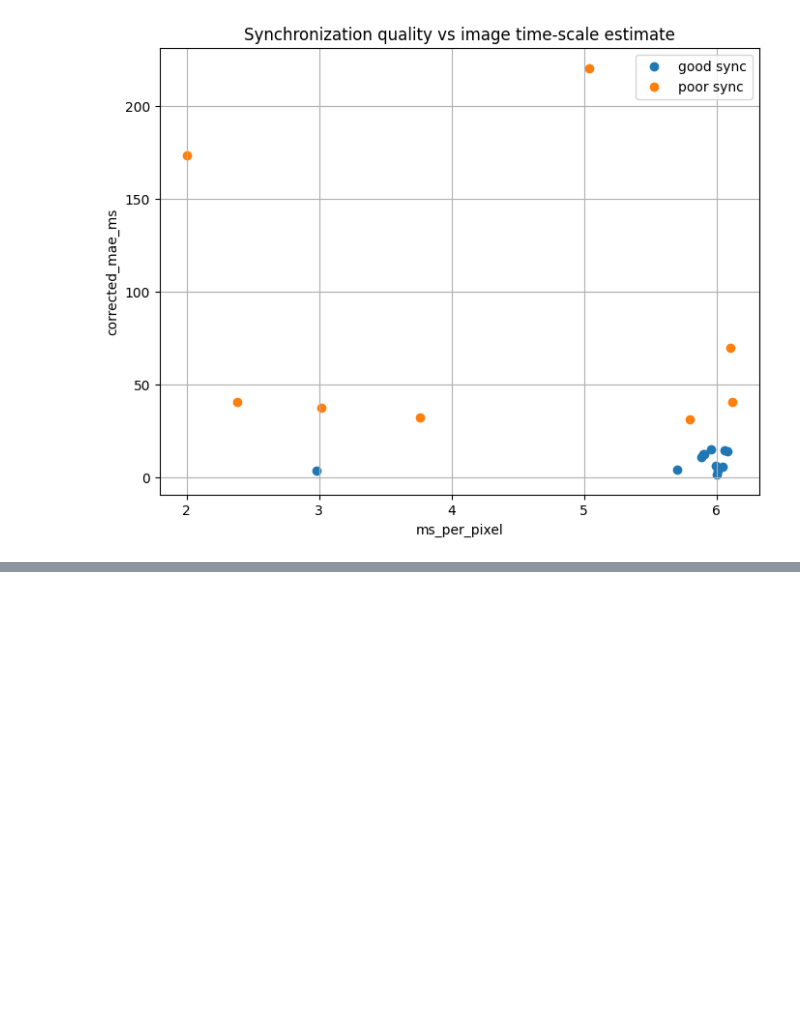
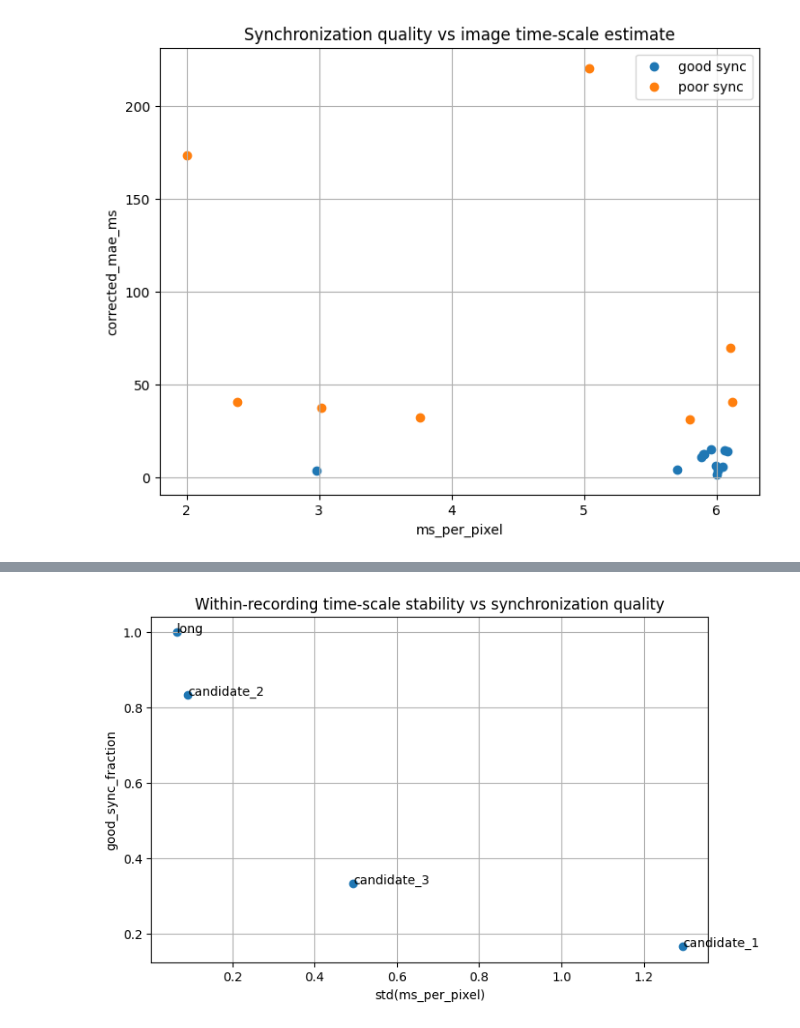
Before and after one commit to MrCzaro/DopplerLab, a Jupyter notebook: NB03 - Doppler image-audio QC integration.ipynb, the cells around one changed output, grey strips where cells are left out. Drawn from its saved outputs; the diff is of its cells as text; code cells hidden in the pictures; blank space fills up the shorter version.

```diff
--- a/NB03 - Doppler image-audio QC integration.ipynb
+++ b/NB03 - Doppler image-audio QC integration.ipynb
@@ -4686,0 +4484,12 @@ plt.show()
+# %%
+sync_qc_feature_df = build_sync_qc_feature_table(
+    long_summary_df=offset_corrected_summary_df,
+    custom_peak_summary_df=custom_peak_summary_df,
+    good_error_threshold_ms=20.0,
+)
+
+display(
+    sync_qc_feature_df.sort_values(
+        ["sync_quality", "corrected_mae_ms"]
+    )
+)
@@ -4686,0 +4708,4 @@ plt.show()
+# %%
+recording_stability_df = (summarize_within_recording_time_scale_stability(sync_qc_feature_df))
+
+display(recording_stability_df)
@@ -4686,0 +4718,30 @@ plt.show()
+# %%
+plt.figure(figsize=(8, 5))
+
+plt.scatter(
+    recording_stability_df["std_ms_per_pixel"],
+    recording_stability_df["good_sync_fraction"],
+)
+
+for _, row in recording_stability_df.iterrows():
+
+    plt.annotate(
+        row["recording_name"],
+        (
+            row["std_ms_per_pixel"],
+            row["good_sync_fraction"],
+        ),
+    )
+
+plt.xlabel("std(ms_per_pixel)")
+plt.ylabel("good_sync_fraction")
+
+plt.title(
+    "Within-recording time-scale stability vs synchronization quality"
+)
+
+plt.grid(True)
+
+plt.show()
+# %% [output]
+[figure, added]
```
Also changed, not shown: parts of 32 cells of this notebook, 1 other file.
